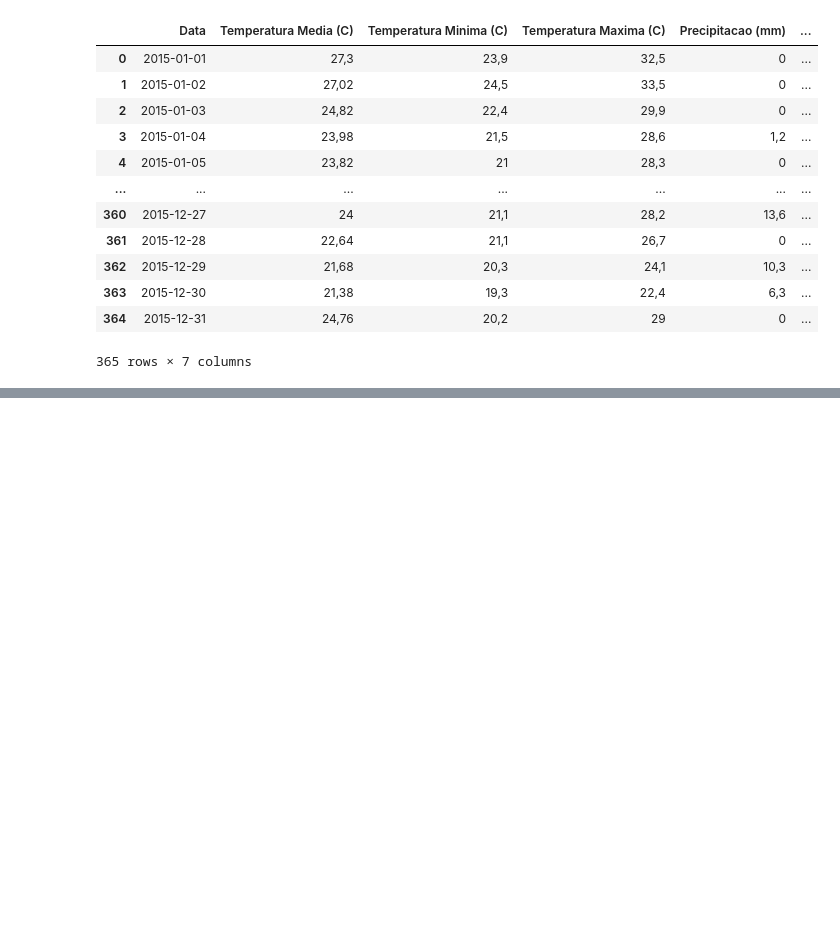
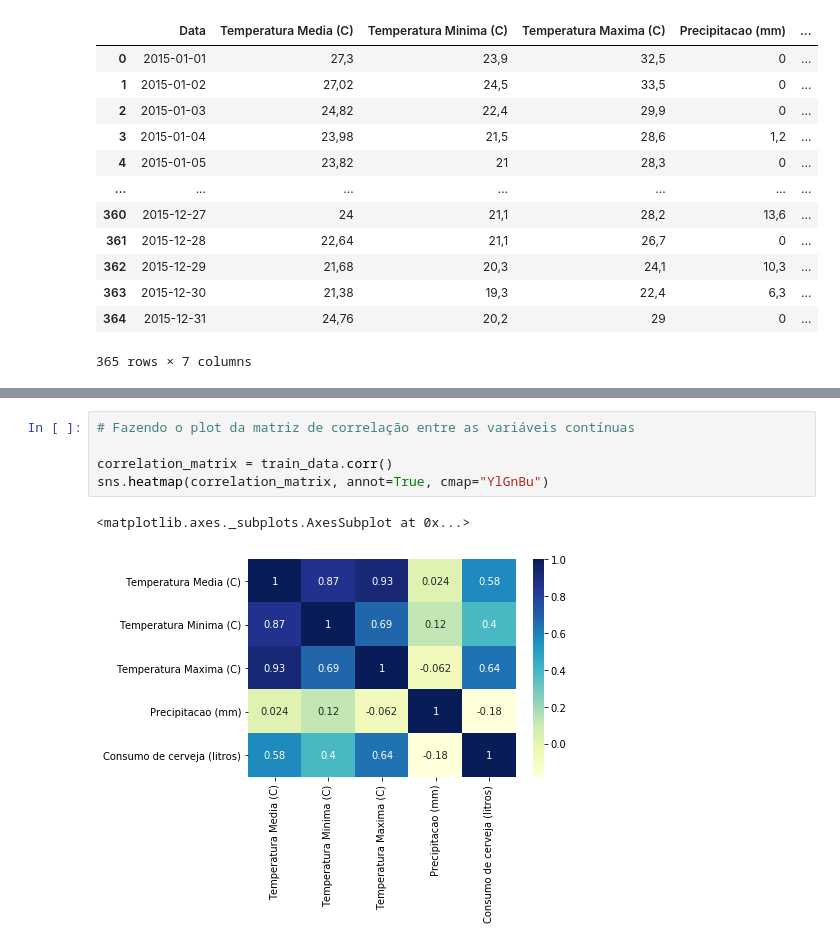
Before and after one commit to JPedroUNIVESP/Atividade2IFSP, a Jupyter notebook: D1AED_Atividade02.ipynb, the cells around one changed output, grey strips where cells are left out. Drawn from its saved outputs; the diff is of its cells as text; blank space fills up the shorter version.

```diff
--- a/D1AED_Atividade02.ipynb
+++ b/D1AED_Atividade02.ipynb
@@ -139,0 +192,8 @@ memory usage: 22.8+ KB
+# %%
+# Fazendo o plot da matriz de correlação entre as variáveis contínuas
+
+correlation_matrix = train_data.corr()
+sns.heatmap(correlation_matrix, annot=True, cmap="YlGnBu")
+# %% [output]
+<matplotlib.axes._subplots.AxesSubplot at 0x...>
+[figure, added]
```
Also changed, not shown: parts of 8 cells of this notebook, 1 other file.
